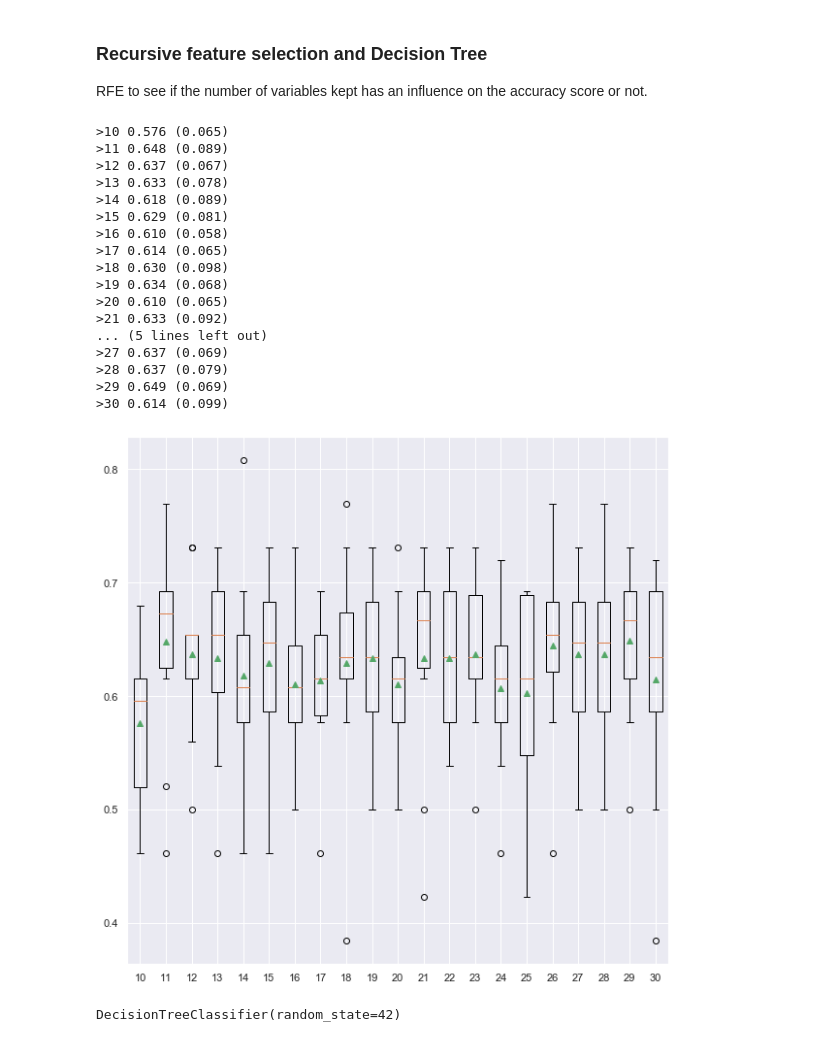
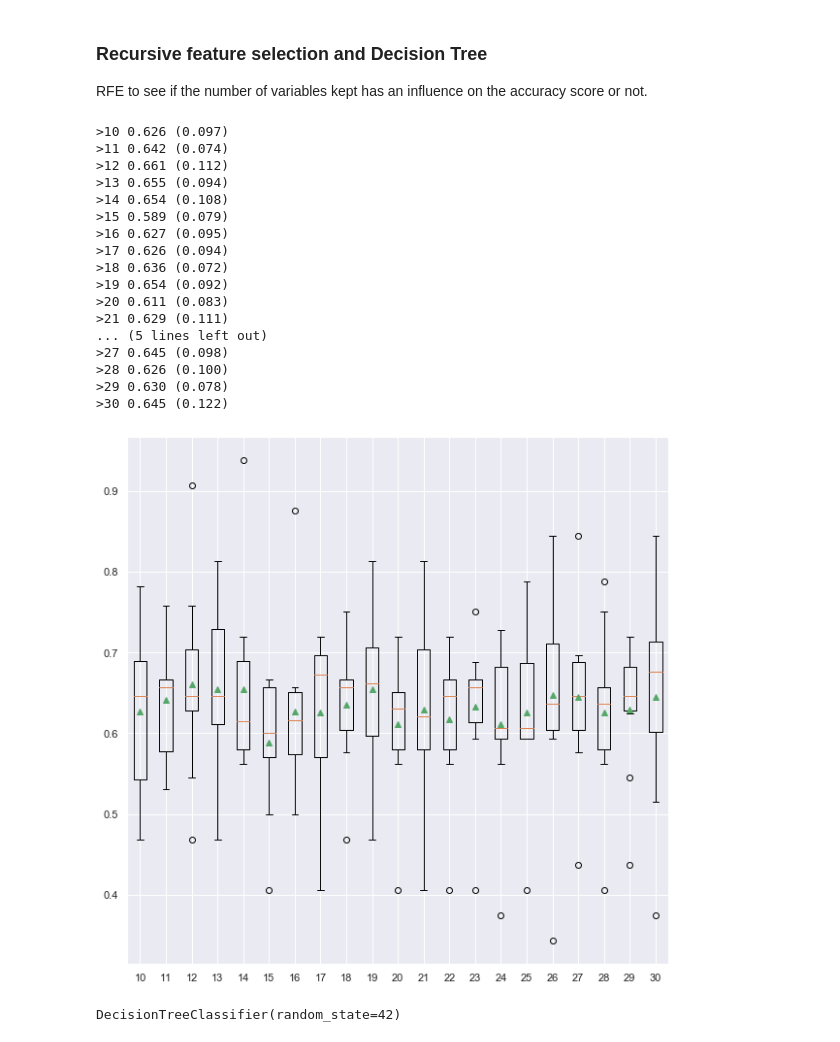
Before and after one commit to romanelgff/ml-mesothelioma, a Jupyter notebook: code.ipynb, the cells around one changed output. Cells and saved outputs as stored; diff of their text form; code cells hidden in the pictures.

```diff
--- a/code.ipynb
+++ b/code.ipynb
@@ -631,52 +630,52 @@ RFE to see if the number of variables kept has an influence on the accuracy scor
 # %%
 # get a list of models to evaluate
 def get_models():
     models = dict()
     for i in range(10, 31):
         rfe = RFE(estimator=DecisionTreeClassifier(), n_features_to_select=i)
         model = DecisionTreeClassifier()
         models[str(i)] = Pipeline(steps=[('s',rfe),('m',model)])
     return models
 
-# evaluate a give model using cross-validation
+# evaluate a given model using cross-validation
 def evaluate_model(model, X, y):
     cv = StratifiedKFold(n_splits=10)
     scores = cross_val_score(model, X, y, scoring='accuracy', cv=cv, n_jobs=-1, error_score='raise')
     return scores
 
 # define dataset
-#X, y = get_dataset()
 # get the models to evaluate
 models = get_models()
 # evaluate the models and store results
 results, names = list(), list()
 for name, model in models.items():
-    scores = evaluate_model(model, X_train, y_train)
+    scores = evaluate_model(model, X, y)
     results.append(scores)
     names.append(name)
     print('>%s %.3f (%.3f)' % (name, mean(scores), std(scores)))
 # plot model performance for comparison
 plt.boxplot(results, labels=names, showmeans=True)
+plt.savefig("rfe-plot.png")
 plt.show() # not significant changes in score when increasing the number of variables
 # %% [output]
->10 0.576 (0.065)
->11 0.648 (0.089)
->12 0.637 (0.067)
->13 0.633 (0.078)
->14 0.618 (0.089)
->15 0.629 (0.081)
->16 0.610 (0.058)
->17 0.614 (0.065)
->18 0.630 (0.098)
->19 0.634 (0.068)
->20 0.610 (0.065)
->21 0.633 (0.092)
+>10 0.626 (0.097)
+>11 0.642 (0.074)
+>12 0.661 (0.112)
+>13 0.655 (0.094)
+>14 0.654 (0.108)
+>15 0.589 (0.079)
+>16 0.627 (0.095)
+>17 0.626 (0.094)
+>18 0.636 (0.072)
+>19 0.654 (0.092)
+>20 0.611 (0.083)
+>21 0.629 (0.111)
 ... (5 lines left out)
->27 0.637 (0.069)
->28 0.637 (0.079)
->29 0.649 (0.069)
->30 0.614 (0.099)
+>27 0.645 (0.098)
+>28 0.626 (0.100)
+>29 0.630 (0.078)
+>30 0.645 (0.122)
-[figure, old version]
+[figure, new version]
 # %%
 tree = DecisionTreeClassifier(random_state=42)
 tree.fit(X_train, y_train)
```
Also changed, not shown: parts of 1 cell of this notebook, 6 other files.
